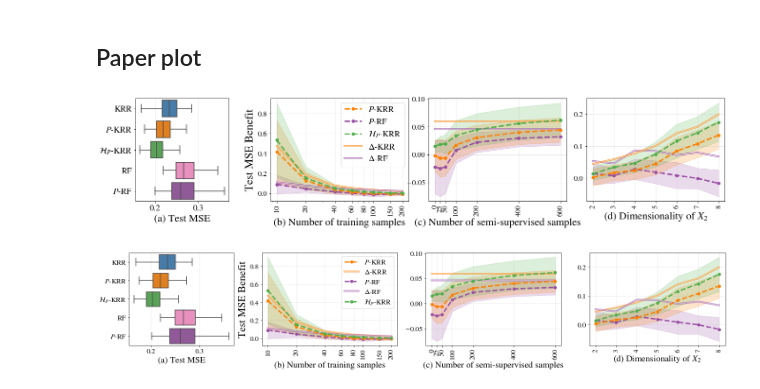
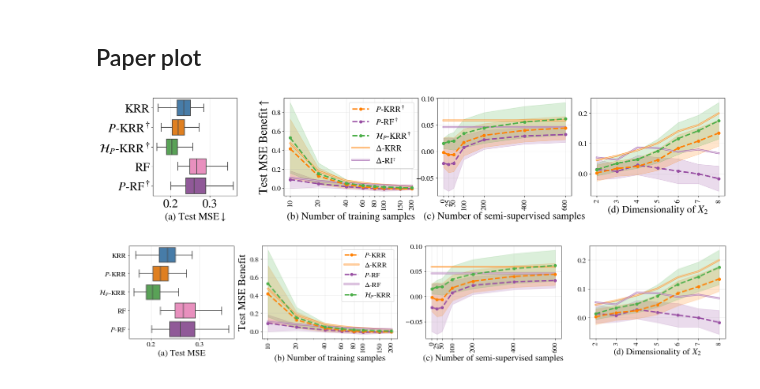
Before and after one commit to shahineb/collider-regression, a Jupyter notebook: notebooks/mvn-experiment-score-analysis.ipynb, the cells around one changed output. Saved outputs shown, nothing was run; the diff lists cells and outputs as text; code cells hidden in the pictures.

```diff
--- a/notebooks/mvn-experiment-score-analysis.ipynb
+++ b/notebooks/mvn-experiment-score-analysis.ipynb
@@ -617,7 +617,7 @@ def get_mean_lb_ub(scores_df):
               'RF-most-gain': RFF_most_gain}
     return output
 # %%
-fig = plt.figure(figsize=(40, 4), constrained_layout=False)
+fig = plt.figure(figsize=(40, 3.8), constrained_layout=False)
 
 # Plot setup
 fontsize = 22
@@ -630,7 +630,7 @@ CB_color_cycle = ['#377eb8', '#ff7f00', '#4daf4a',
                   '#999999', '#e41a1c', '#dede00']
 matplotlib.rcParams['axes.prop_cycle'] = matplotlib.cycler(color=CB_color_cycle)
 
-spec1 = fig.add_gridspec(nrows=1, ncols=4, left=0.05, right=0.48, wspace=0.5,
+spec1 = fig.add_gridspec(nrows=1, ncols=4, left=0.05, right=0.45, wspace=0.5,
                          width_ratios=[1, 1.2, 1.2, 1.2])
 spec2 = fig.add_gridspec(nrows=1, ncols=4, left=0.05, right=0.48, wspace=0.15,
                          width_ratios=[1, 1.2, 1.2, 1.2])
@@ -643,9 +643,11 @@ ax = [ax1, ax2, ax3, ax4]
 # Boxplot
 ax[0].grid(alpha=0.3)
 sns.boxplot(data=seeds_scores_df, orient='h', showfliers=False, ax=ax[0])
-ax[0].set_xlabel("(a) Test MSE", fontsize=fontsize)
-ax[0].set_yticklabels(['KRR', r'$P$-KRR', r'$\mathcal{H}_P$-KRR', 'RF', r'$P$-RF'])
-ax[0].tick_params(labelsize=labelsize + 2)
+ax[0].set_xlabel(r"(a) Test MSE$\downarrow$", fontsize=fontsize)
+ax[0].set_yticklabels(['KRR', r'$P$-KRR$\mathbf{^\dagger}$',
+                       r'$\mathcal{H}_P$-KRR$\mathbf{^\dagger}$', 'RF', r'$P$-RF$\mathbf{^\dagger}$'])
+ax[0].tick_params(labelsize=labelsize + 10)
+ax[0].tick_params(axis='x')
 
 
 
@@ -663,17 +665,17 @@ ax[1].plot(ntrain, output['RF-most-gain']['mean'],
 
 
 ax[1].plot(ntrain, output['RF-after']['mean'],
-           ls='--', lw=lw, marker='o', label=r'$P$-RF', color=CB_color_cycle[4])
+           ls='--', lw=lw, marker='o', label=r'$P$-RF$\mathbf{^\dagger}$', color=CB_color_cycle[4])
 ax[1].fill_between(ntrain, output['RF-after']['lb'], output['RF-after']['ub'],
                    alpha=alpha, color=CB_color_cycle[4])
 
 ax[1].plot(ntrain, output['KRR-after']['mean'],
-           ls='--', lw=lw, marker='o', label=r'$P$-KRR', color=CB_color_cycle[1])
+           ls='--', lw=lw, marker='o', label=r'$P$-KRR$\mathbf{^\dagger}$', color=CB_color_cycle[1])
 ax[1].fill_between(ntrain, output['KRR-after']['lb'], output['KRR-after']['ub'],
                    alpha=alpha, color=CB_color_cycle[1])
 
 ax[1].plot(ntrain, output['KRR-before']['mean'],
-           ls='--', lw=lw, marker='o', label=r'$\mathcal{H}_P$-KRR', color=CB_color_cycle[2])
+           ls='--', lw=lw, marker='o', label=r'$\mathcal{H}_P$-KRR$\mathbf{^\dagger}$', color=CB_color_cycle[2])
 ax[1].fill_between(ntrain, output['KRR-before']['lb'], output['KRR-before']['ub'],
                    alpha=alpha, color=CB_color_cycle[2])
 
@@ -682,7 +684,7 @@ ax[1].set_xticks(ntrain)
 ax[1].set_xticklabels(ntrain, rotation=90)
 ax[1].tick_params(labelsize=labelsize)
 
-ax[1].set_ylabel("Test MSE Benefit", fontsize=24)
+ax[1].set_ylabel(r"Test MSE Benefit$\uparrow$", fontsize=26)
 ax[1].set_xlabel('(b) Number of training samples', fontsize=fontsize)
 
 ax[1].grid(alpha=0.3)
@@ -760,35 +762,35 @@ ax[3].fill_between(d_X2, output['RF-after']['lb'], output['RF-after']['ub'],
                    alpha=alpha, color=CB_color_cycle[4])
 
 ax[3].plot(d_X2, output['KRR-after']['mean'],
            ls='--', lw=lw, marker='o', label=r'$P$-KRR', color=CB_color_cycle[1])
 ax[3].fill_between(d_X2, output['KRR-after']['lb'], output['KRR-after']['ub'],
                    alpha=alpha, color=CB_color_cycle[1])
 
 ax[3].plot(d_X2, output['KRR-before']['mean'],
            ls='--', lw=lw, marker='o', label=r'$\mathcal{H}_P$-KRR', color=CB_color_cycle[2])
 ax[3].fill_between(d_X2, output['KRR-before']['lb'], output['KRR-before']['ub'],
                    alpha=alpha, color=CB_color_cycle[2])
 
 
 ax[3].set_xticks(d_X2)
 ax[3].set_xticklabels(d_X2, rotation=90)
 ax[3].tick_params(labelsize=labelsize)
 
 ax[3].set_xlabel(r'(d) Dimensionality of $X_2$', fontsize=fontsize)
 
 ax[3].grid(alpha=0.3)
 ax[3].tick_params(labelsize=labelsize)
 # ax[3].legend()
 # handles, labels = ax[3].get_legend_handles_labels()
 # ax[3].legend([handles[3], handles[0], handles[2], handles[1], handles[4]],
 #              [labels[3], labels[0], labels[2], labels[1], labels[4]],
 #              fontsize=legendsize)
 
 # plt.tight_layout()
-plt.savefig('simulation-results.png', dpi=300, bbox_inches='tight')
+plt.savefig('figures/simulation-results.png', dpi=300)
 plt.show()
 # %% [output]
-[figure, old version]
+[figure, new version]
 # %%
 fig, ax = plt.subplots(1, 4, figsize=(20, 4), gridspec_kw={'width_ratios': [1, 1.3, 1.3, 1.3]})
 
```
Also changed, not shown: parts of 9 cells of this notebook, 14 other files.
